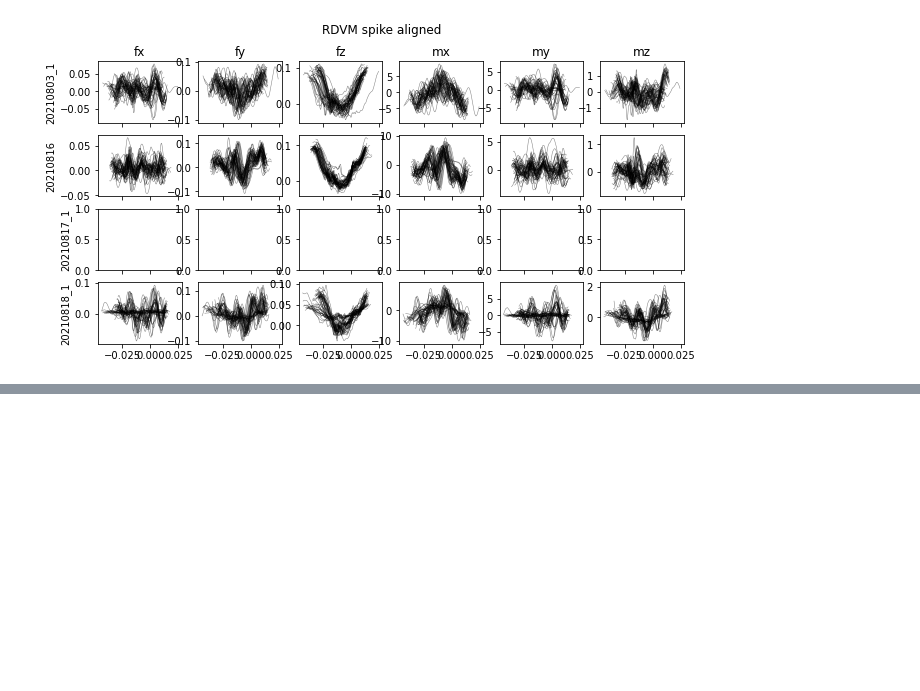
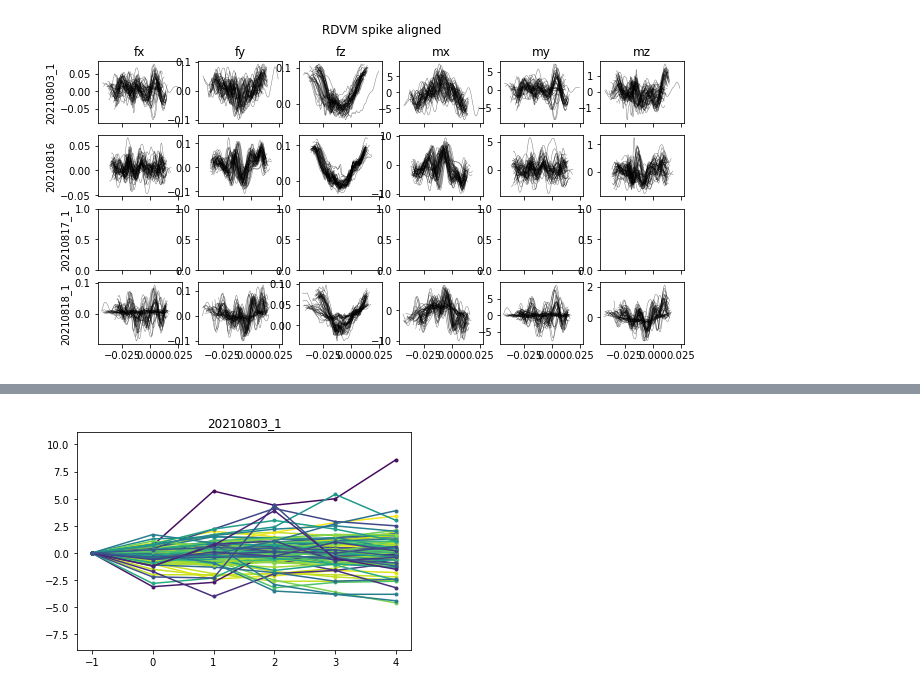
Before and after one commit to LeoJW/stimPitchAnalysis, a Jupyter notebook: figures.ipynb, the cells around one changed output, grey strips where cells are left out. Cells and saved outputs as stored; diff of their text form; code cells hidden in the pictures; blank space fills up the shorter version.

Commit message:
some improvements, mostly more notes and investigation on top-down interpolated views

```diff
--- a/figures.ipynb
+++ b/figures.ipynb
@@ -143,55 +222,35 @@ General method for taking a start point (spike triggered, stim triggered, wingbe
 # %%
-from scipy.interpolate import griddata
-startinwb = -1
-uselen = 100 #ms
-gridlen = 1000
-
-# Figure setup
-fig = plt.figure()
-# ax = plt.axes(projection='3d')
-
-# make dataframe subset
-dt = df.loc[(df.wb>=startinwb) & (df.stimphase<0.5)].copy()
-dt = dt.loc[dt.date=='20210818_1']
-dt['tdl'] = (dt['LDVM_fs']-dt['LDLM_fs'])/10
-dt['tdr'] = (dt['RDVM_fs']-dt['RDLM_fs'])/10
-dt.loc[(dt['tdl']<0) | (dt['tdr']<0), ['tdl','tdr']] = np.nan
-
-# Color setup
-viridis = cmx.get_cmap('viridis')
-maxcol, mincol = np.max(dt['tdl']), np.min(dt['tdl'])
-
-# Zero time
-dt.Time = dt.groupby(['date','pulse'], group_keys=False).apply(
-    lambda g: g['Time'] - g.loc[(g.wb==0), 'Time'].iloc[0]
-)
-dt = dt.loc[(dt.Time>=0) & (dt.Time<uselen/1000)]
-
-ngroup, groupsize = dt.groupby(['date','pulse']).ngroups, uselen*10+1
-mat = np.zeros((3,ngroup*groupsize))
-i = 0
-for name, g in dt.groupby(['date','pulse']):
-    thiscol = g.loc[g.wbstate=='stim', 'tdl'].iloc[0]
-    glen = len(g.Time)
-    mat[0,i:i+glen] = g.Time # X
-    mat[1,i:i+glen] = thiscol # Y
-    mat[2,i:i+glen] = g.LDVM # Z
-    i += glen
-    # ax.plot3D(g.Time, thiscol*np.ones(len(g.Time)), g.RDLM,
-    #           lw=0.5, alpha=0.6,
-    #           color=viridis((maxcol-thiscol)/(maxcol-mincol)))
-# Trim excess length, nan points
-excess = np.argmin(np.flip(mat[0,:]==0))
-mat = mat[:,0:-excess]
-mat = mat[:, ~np.isnan(mat).any(axis=0)]
-
-# Make grid to draw image on
-xmin, xmax = np.min(mat[0,:]), np.max(mat[0,:])
-ymin, ymax = np.min(mat[1,:]), np.max(mat[1,:])
-gridx, gridy = np.mgrid[xmin:xmax:1000j, ymin:ymax:1000j]
-
-gridz = griddata(mat[0:2,:].T, mat[2,:], (gridx,gridy), method='linear')
-
-plt.imshow(gridz.T, extent=[xmin, xmax, ymin, ymax], origin='lower', aspect=(xmax-xmin)/(ymax-ymin))
-plt.hlines(mat[1,:], xmin=0, xmax=0.002, color='k', lw=0.1)
+plt.close('all')
+usewb = (-1, 5) # ignore all wingbeat except in this range
+# Loop over dates
+for d in runDates:
+    # Figure setup
+    plt.figure()
+    # make dataframe subset
+    dt = df.loc[(df.date==d) &
+                (df.wb>=usewb[0]) &
+                (df.wb<usewb[1]) &
+                (df.stimphase<0.5)].copy()
+    dt['tdl'] = (dt['LDVM_fs']-dt['LDLM_fs'])/10
+    dt['tdr'] = (dt['RDVM_fs']-dt['RDLM_fs'])/10
+    dt.loc[(dt['tdl']<0) | (dt['tdr']<0), ['tdl','tdr']] = np.nan
+    # Color setup
+    viridis = cmx.get_cmap('viridis')
+    # maxcol, mincol = np.max(dt['tdl']), np.min(dt['tdl'])
+    maxcol, mincol = 15, -3
+    # Zero time
+    dt.Time = dt.groupby(['date','pulse'], group_keys=False).apply(
+        lambda g: g['Time'] - g.loc[(g.wb==0), 'Time'].iloc[0])
+    # Preallocate/prepare for loop
+    grouped_df = dt.groupby(['date','pulse'])
+    ngroup, groupsize = grouped_df.ngroups, np.max(grouped_df.size())
+    # Loop over each pulse, add to matrix
+    for name, g in dt.groupby(['date','pulse']):
+        thiscol = g.loc[g.wbstate=='stim', 'tdl'].iloc[0] - g.loc[g.wb==-1, 'tdl'].iloc[0]
+        # thiscol = g.loc[g.wbstate=='stim', 'tdr'].iloc[0]
+        # thiscol = (g.loc[g.wbstate=='stim', 'LDVM_fs'].iloc[0] - g.loc[g.wbstate=='stim', 'LDLM_fs'].iloc[0])/len(g.loc[g.wbstate=='stim'])
+        dg = g.groupby('wb').size()
+        plt.plot(dg.index, (dg.values-dg.values[0])/10, '.-', color=viridis((maxcol-thiscol)/(maxcol-mincol)))
+    # Labels
+    plt.title(d)
 # %% [output]
@@ -198,0 +257 @@ plt.hlines(mat[1,:], xmin=0, xmax=0.002, color='k', lw=0.1)
+[figure, added]
```
Also changed, not shown: parts of 9 cells of this notebook.
